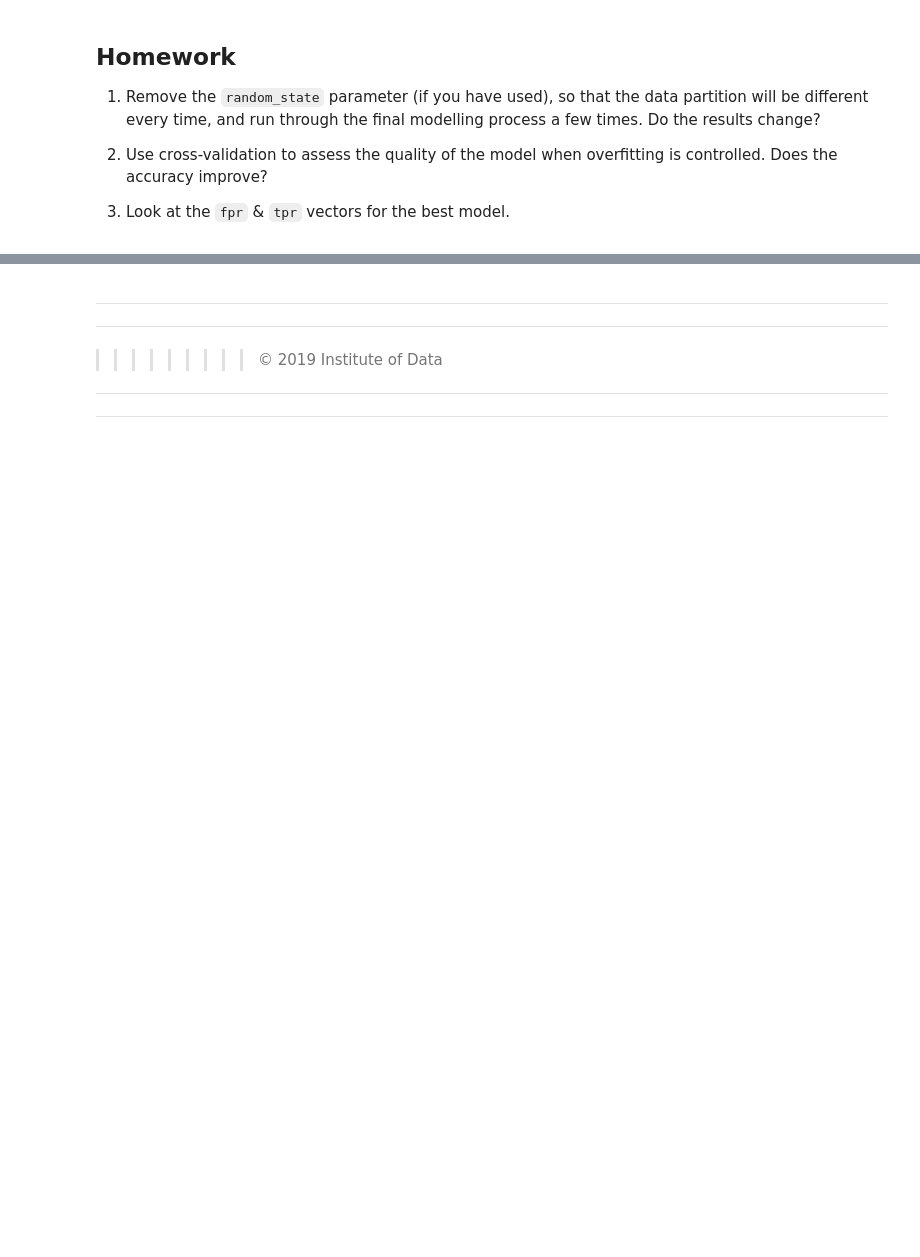
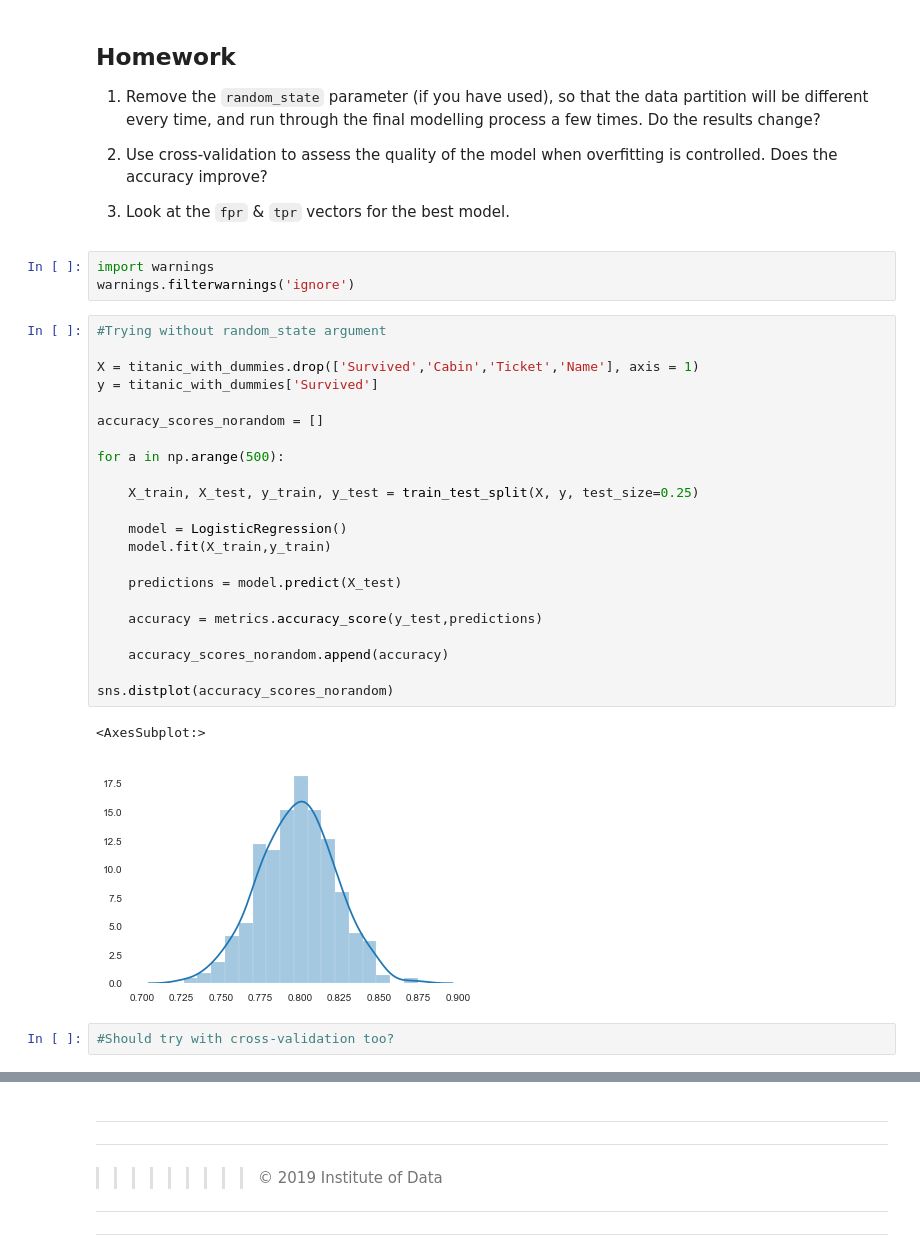
Before and after one commit to Kesterchia/Institute-of-Data, a Jupyter notebook: mod 5/IOD_Lab_5_1 (Done).ipynb, the cells around one changed output, grey strips where cells are left out. Cells and saved outputs as stored; diff of their text form; blank space fills up the shorter version.

```diff
--- a/mod 5/IOD_Lab_5_1 (Done).ipynb
+++ b/mod 5/IOD_Lab_5_1 (Done).ipynb
@@ -465,3 +478,33 @@ Can we improve the model by including the remaining features?
 2. Use cross-validation to assess the quality of the model when overfitting is controlled. Does the accuracy improve?
 
 3. Look at the `fpr` & `tpr` vectors for the best model.
+# %%
+import warnings
+warnings.filterwarnings('ignore')
+# %%
+#Trying without random_state argument
+
+X = titanic_with_dummies.drop(['Survived','Cabin','Ticket','Name'], axis = 1)
+y = titanic_with_dummies['Survived']
+
+accuracy_scores_norandom = []
+
+for a in np.arange(500):
+
+    X_train, X_test, y_train, y_test = train_test_split(X, y, test_size=0.25)
+
+    model = LogisticRegression()
+    model.fit(X_train,y_train)
+
+    predictions = model.predict(X_test)
+
+    accuracy = metrics.accuracy_score(y_test,predictions)
+
+    accuracy_scores_norandom.append(accuracy)
+
+sns.distplot(accuracy_scores_norandom)
+# %% [output]
+<AxesSubplot:>
+[figure, added]
+# %%
+#Should try with cross-validation too?
```
Also changed, not shown: parts of 13 cells of this notebook, 3 other files.
